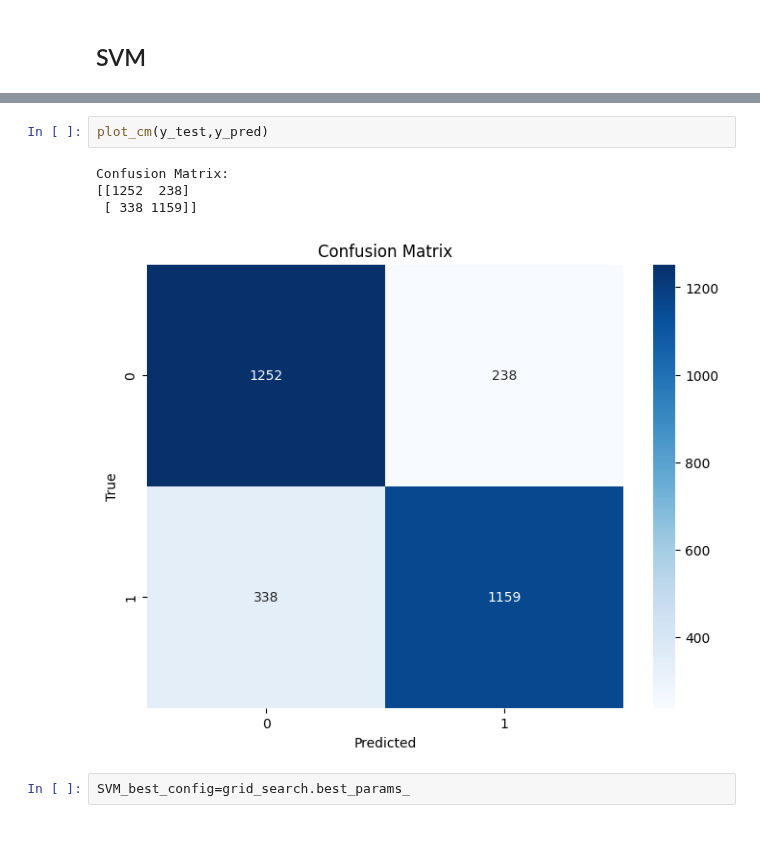
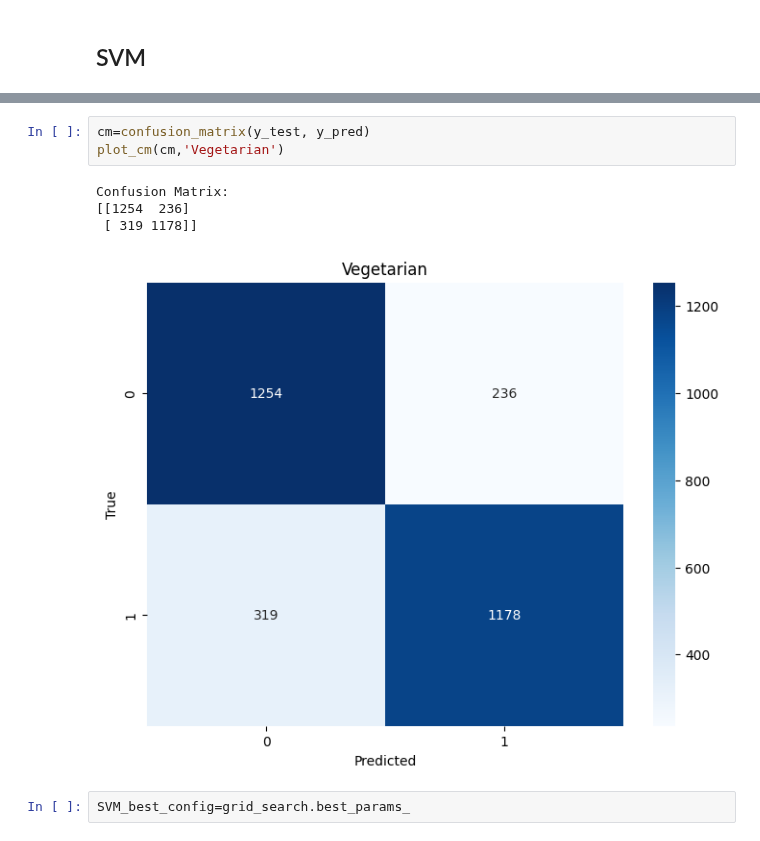
Before and after one commit to lavo2/HLT-Project, a Jupyter notebook: static_embeddings_classification.ipynb, the cells around one changed output, grey strips where cells are left out. Cells and saved outputs as stored; diff of their text form.

```diff
--- a/static_embeddings_classification.ipynb
+++ b/static_embeddings_classification.ipynb
@@ -289,10 +289,11 @@ weighted avg       0.81      0.81      0.81      2987
-# %%
-plot_cm(y_test,y_pred)
-# %% [output]
-Confusion Matrix:
-[[1252  238]
- [ 338 1159]]
-[figure, removed]
+# %%
+cm=confusion_matrix(y_test, y_pred)
+plot_cm(cm,'Vegetarian')
+# %% [output]
+Confusion Matrix:
+[[1254  236]
+ [ 319 1178]]
+[figure, added]
 # %%
 SVM_best_config=grid_search.best_params_
 # %% [markdown]
```
Also changed, not shown: parts of 28 cells of this notebook.
